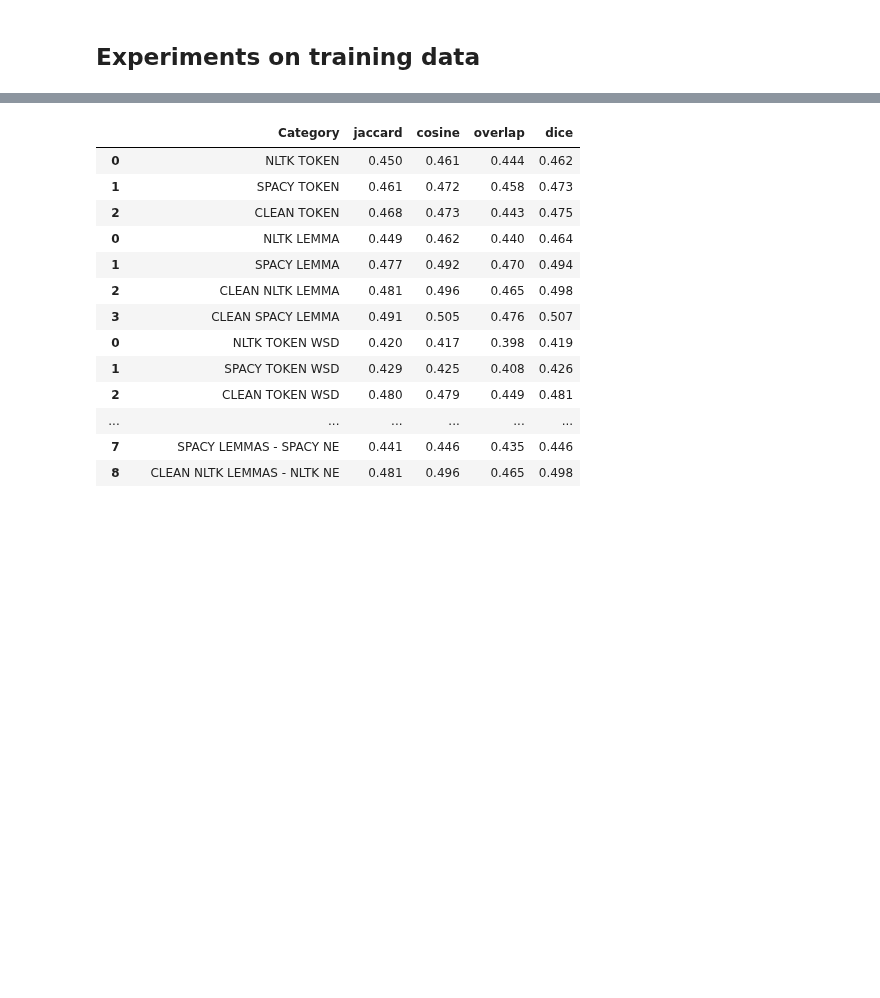
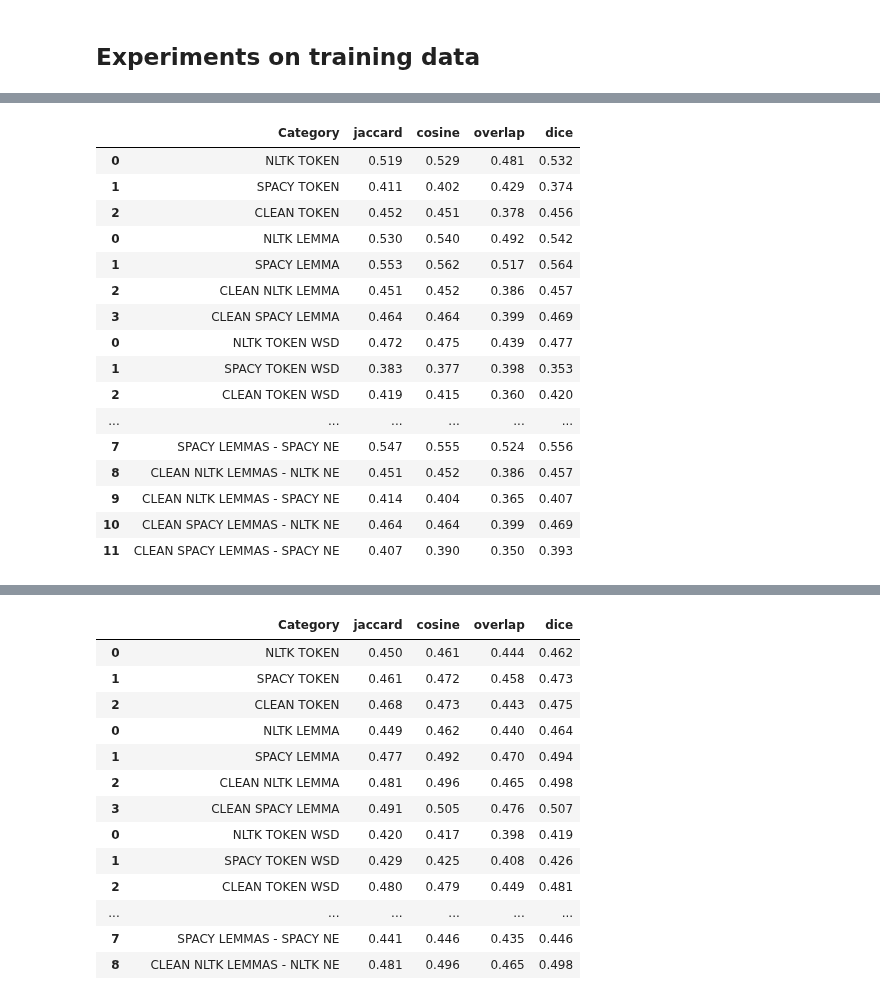
Before and after one commit to MarioROT/IHLT-MAI, a Jupyter notebook: STS_final_project.ipynb, the cells around one changed output, grey strips where cells are left out. Drawn from its saved outputs; the diff is of its cells as text; code cells hidden in the pictures; blank space fills up the shorter version.

```diff
--- a/STS_final_project.ipynb
+++ b/STS_final_project.ipynb
@@ -72,0 +282,20 @@ test = Dataset('complementary_material/test-gold/')
+# %%
+dfsT['MSRpar']
+# %% [output]
+|  | Category | jaccard | cosine | overlap | dice |
+| 0 | NLTK TOKEN | 0.519 | 0.529 | 0.481 | 0.532 |
+| 1 | SPACY TOKEN | 0.411 | 0.402 | 0.429 | 0.374 |
+| 2 | CLEAN TOKEN | 0.452 | 0.451 | 0.378 | 0.456 |
+| 0 | NLTK LEMMA | 0.530 | 0.540 | 0.492 | 0.542 |
+| 1 | SPACY LEMMA | 0.553 | 0.562 | 0.517 | 0.564 |
+| 2 | CLEAN NLTK LEMMA | 0.451 | 0.452 | 0.386 | 0.457 |
+| 3 | CLEAN SPACY LEMMA | 0.464 | 0.464 | 0.399 | 0.469 |
+| 0 | NLTK TOKEN WSD | 0.472 | 0.475 | 0.439 | 0.477 |
+| 1 | SPACY TOKEN WSD | 0.383 | 0.377 | 0.398 | 0.353 |
+| 2 | CLEAN TOKEN WSD | 0.419 | 0.415 | 0.360 | 0.420 |
+| ... | ... | ... | ... | ... | ... |
+| 7 | SPACY LEMMAS - SPACY NE | 0.547 | 0.555 | 0.524 | 0.556 |
+| 8 | CLEAN NLTK LEMMAS - NLTK NE | 0.451 | 0.452 | 0.386 | 0.457 |
+| 9 | CLEAN NLTK LEMMAS - SPACY NE | 0.414 | 0.404 | 0.365 | 0.407 |
+| 10 | CLEAN SPACY LEMMAS - NLTK NE | 0.464 | 0.464 | 0.399 | 0.469 |
+| 11 | CLEAN SPACY LEMMAS - SPACY NE | 0.407 | 0.390 | 0.350 | 0.393 |
```
Also changed, not shown: parts of 30 cells of this notebook, 1 other file.
